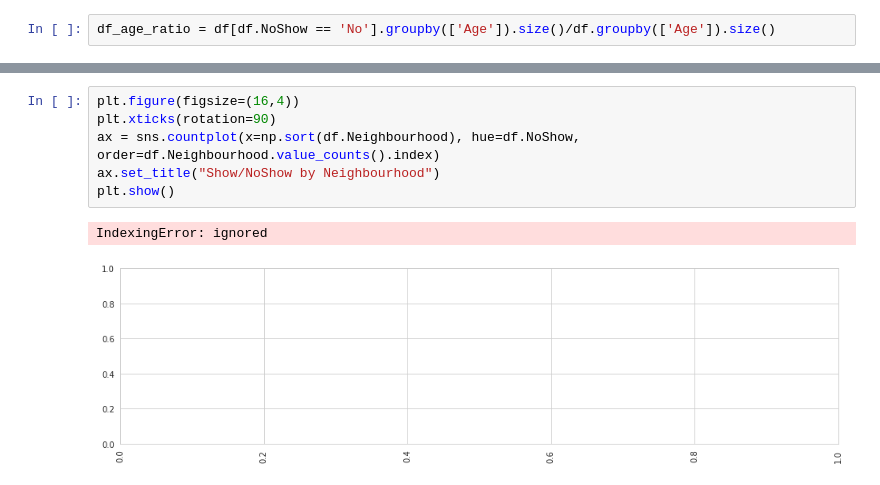
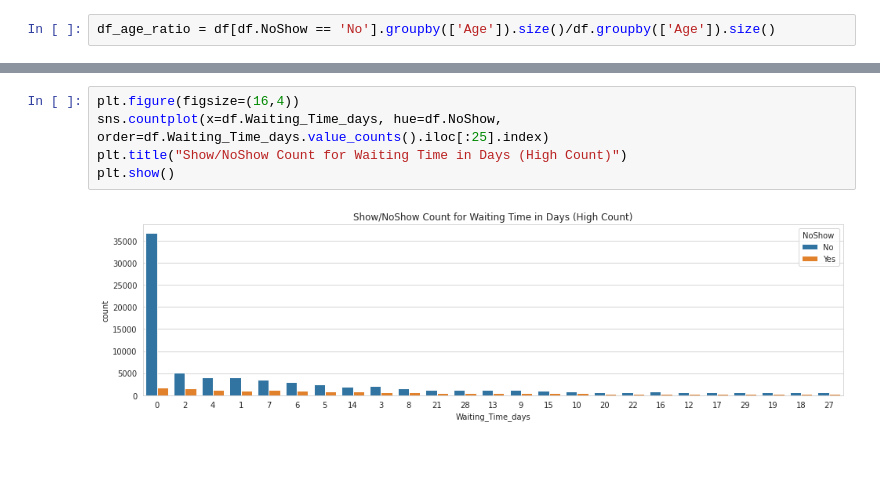
Before and after one commit to Omerdan03/Doc-Oclock, a Jupyter notebook: Data_Science/Doc_oclock_training.ipynb, the cells around one changed output, grey strips where cells are left out. Drawn from its saved outputs; the diff is of its cells as text; blank space fills up the shorter version.

```diff
--- a/Data_Science/Doc_oclock_training.ipynb
+++ b/Data_Science/Doc_oclock_training.ipynb
@@ -369,9 +636,7 @@ plt.show()
 # %%
 plt.figure(figsize=(16,4))
-plt.xticks(rotation=90)
-ax = sns.countplot(x=np.sort(df.Neighbourhood), hue=df.NoShow, order=df.Neighbourhood.value_counts().index)
-ax.set_title("Show/NoShow by Neighbourhood")
+sns.countplot(x=df.Waiting_Time_days, hue=df.NoShow, order=df.Waiting_Time_days.value_counts().iloc[:25].index)
+plt.title("Show/NoShow Count for Waiting Time in Days (High Count)")
 plt.show()
 # %% [output]
-IndexingError: ignored
-[figure, old version]
+[figure, new version]
```
Also changed, not shown: parts of 87 cells of this notebook.
